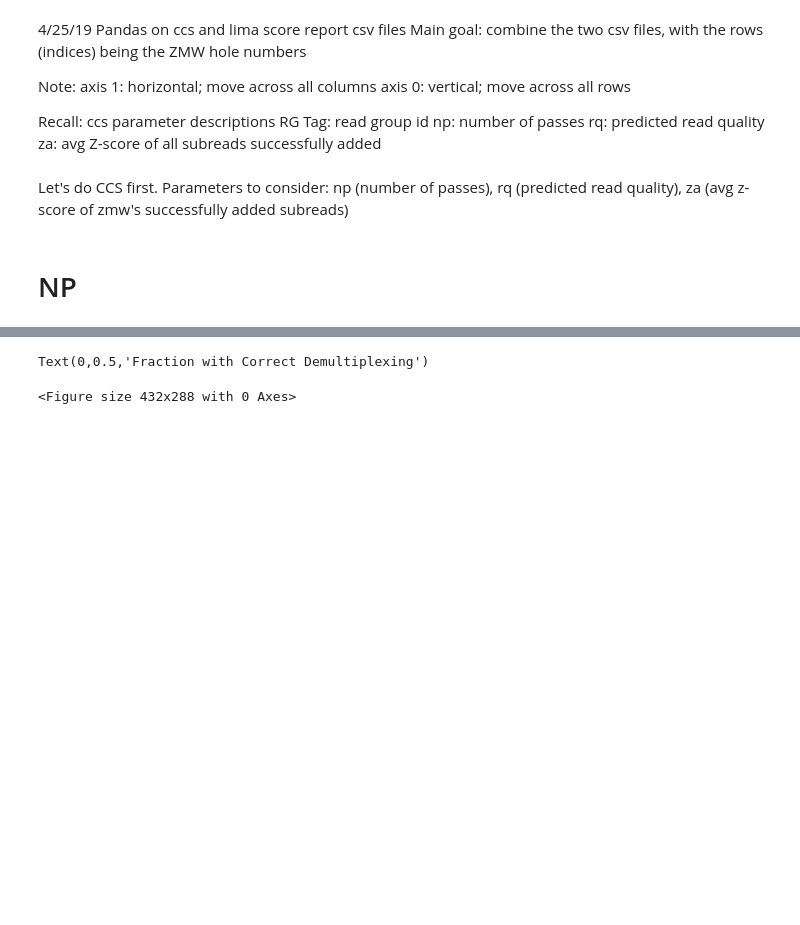
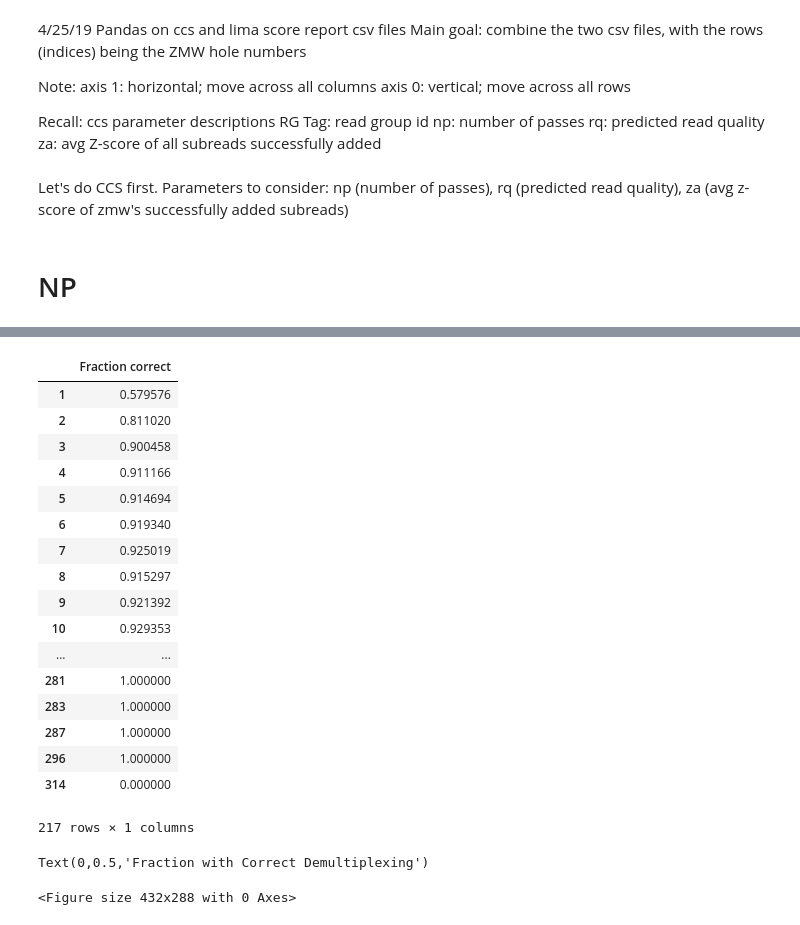
Before and after one commit to canderson44/researchSpring2019, a Jupyter notebook: CCS_Lima_reports_dataframes.ipynb, the cells around one changed output, grey strips where cells are left out. Drawn from its saved outputs; the diff is of its cells as text; code cells hidden in the pictures; blank space fills up the shorter version.

Commit message:
new function to do cumulative sum

```diff
--- a/CCS_Lima_reports_dataframes.ipynb
+++ b/CCS_Lima_reports_dataframes.ipynb
@@ -92,7 +156,15 @@ Let's do CCS first. Parameters to consider: np (number of passes), rq (predicted
 # %%
 #need to separate out df_combo based on np;
 #if they have same np, they stay in same mini-dataframe
-#print(df_combo.sort_values(by='np'))
-#np_grouped = df_combo.groupby('np')
-np_percent_correct_dict = percent_correct(df_combo.groupby('np'))
-a = 1
+np_sorted = df_combo.sort_values(by='np')
+#np_sorted
+np_grouped = df_combo.groupby('np')
+#print(np_grouped.groups.keys())
+#print (df_combo.head())
+#print
+np_cumulative_percent_correct_dict = cumulative_percent_correct(True, df_combo.groupby('np'))
+#np_cumulative_percent_correct_dict
+#np_og_percent_correct_dict = percent_correct(df_combo.head().groupby('np'))
+#a = 1
+#print(df_combo.head().groupby('np'))
+#print(df_combo.head().groupby('np'))
@@ -103,3 +177,24 @@ np_df = pd.DataFrame.from_dict(np_percent_correct_dict, 'index',columns = ['Frac
+# %%
+np_df
+# %% [output]
+|  | Fraction correct |
+| 1 | 0.579576 |
+| 2 | 0.811020 |
+| 3 | 0.900458 |
+| 4 | 0.911166 |
+| 5 | 0.914694 |
+| 6 | 0.919340 |
+| 7 | 0.925019 |
+| 8 | 0.915297 |
+| 9 | 0.921392 |
+| 10 | 0.929353 |
+| ... | ... |
+| 281 | 1.000000 |
+| 283 | 1.000000 |
+| 287 | 1.000000 |
+| 296 | 1.000000 |
+| 314 | 0.000000 |
+217 rows × 1 columns
 # %%
 #now try a line plot
 plt.figure();
```
Also changed, not shown: parts of 5 cells of this notebook.
